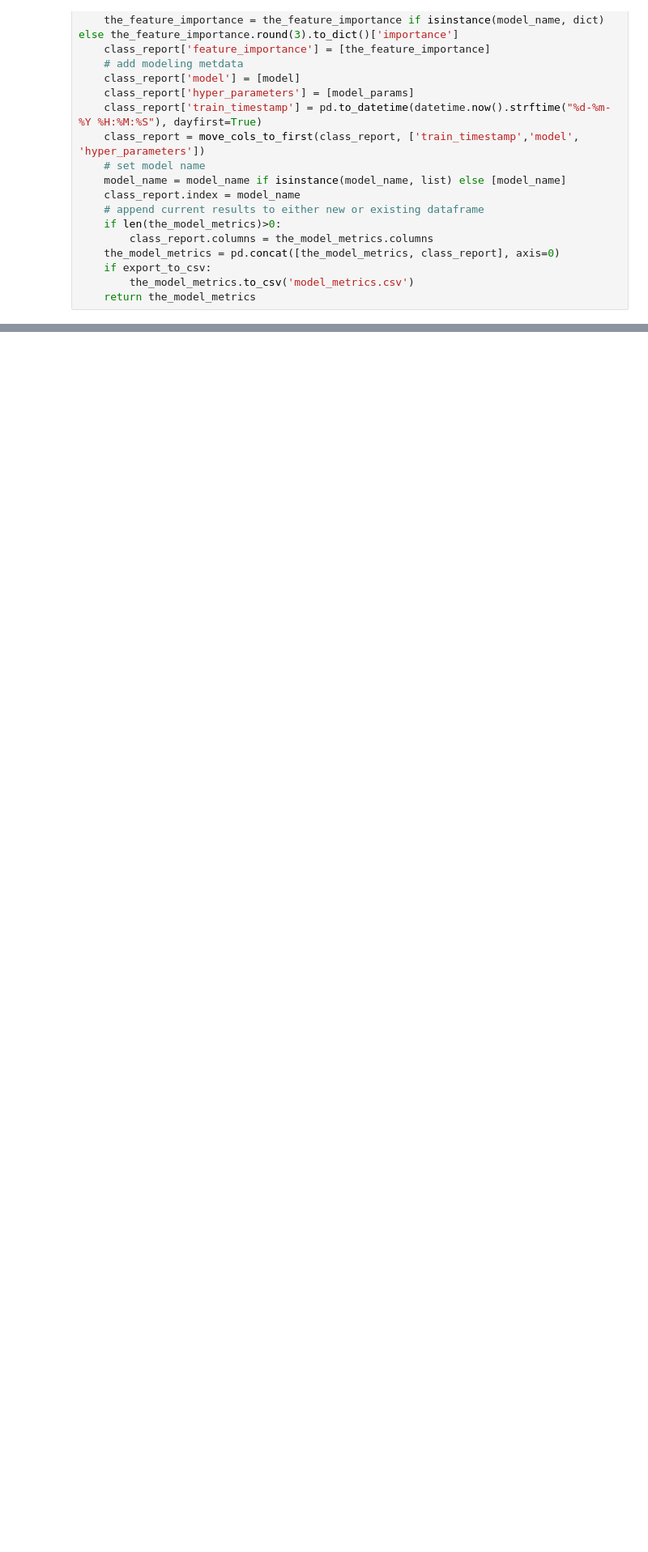
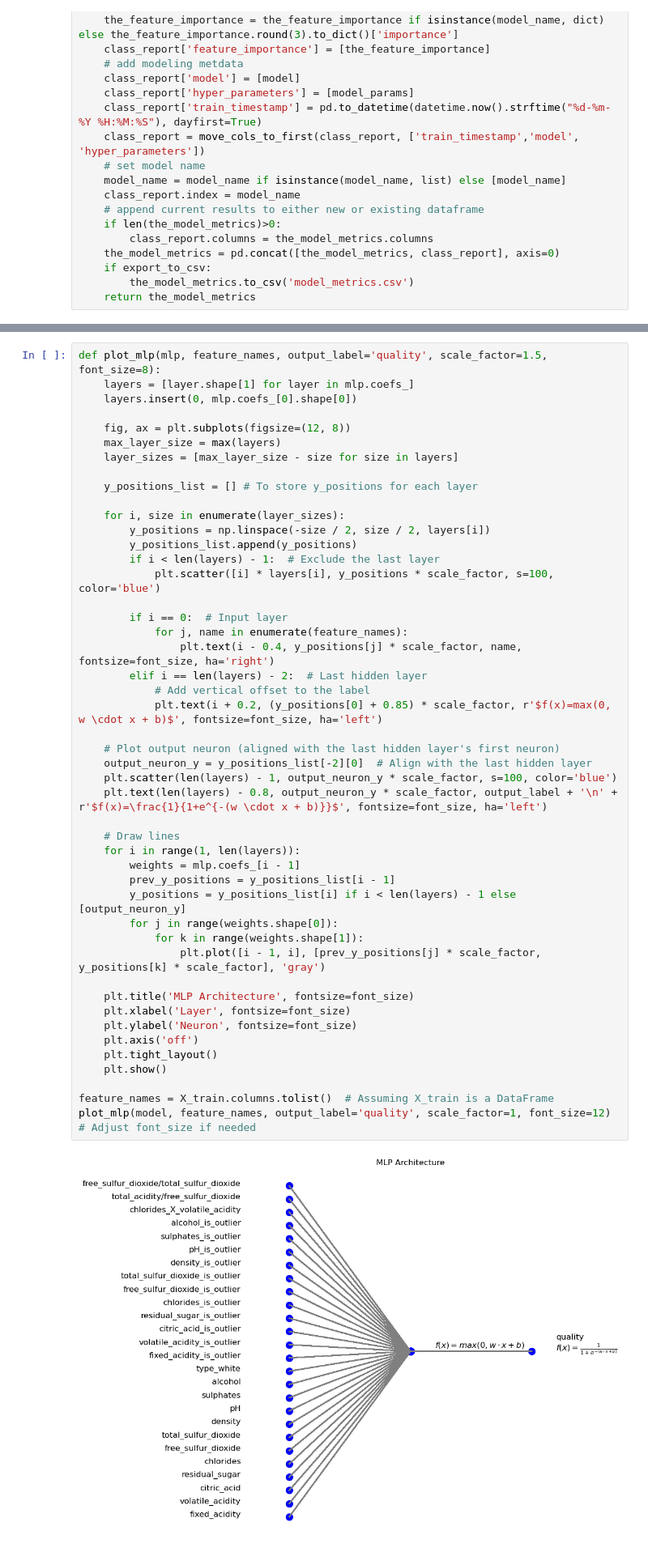
Before and after one commit to dormeir999/Cracking_Your_First_Data_Science_Project_course, a Jupyter notebook: Pipeline.ipynb, the cells around one changed output, grey strips where cells are left out. Shown at 81% size. Saved outputs shown, nothing was run; the diff lists cells and outputs as text; blank space fills up the shorter version.

```diff
--- a/Pipeline.ipynb
+++ b/Pipeline.ipynb
@@ -1657,0 +1660,49 @@ plt.show()
+# %%
+def plot_mlp(mlp, feature_names, output_label='quality', scale_factor=1.5, font_size=8):
+    layers = [layer.shape[1] for layer in mlp.coefs_]
+    layers.insert(0, mlp.coefs_[0].shape[0])
+
+    fig, ax = plt.subplots(figsize=(12, 8))
+    max_layer_size = max(layers)
+    layer_sizes = [max_layer_size - size for size in layers]
+
+    y_positions_list = [] # To store y_positions for each layer
+
+    for i, size in enumerate(layer_sizes):
+        y_positions = np.linspace(-size / 2, size / 2, layers[i])
+        y_positions_list.append(y_positions)
+        if i < len(layers) - 1:  # Exclude the last layer
+            plt.scatter([i] * layers[i], y_positions * scale_factor, s=100, color='blue')
+
+        if i == 0:  # Input layer
+            for j, name in enumerate(feature_names):
+                plt.text(i - 0.4, y_positions[j] * scale_factor, name, fontsize=font_size, ha='right')
+        elif i == len(layers) - 2:  # Last hidden layer
+            # Add vertical offset to the label
+            plt.text(i + 0.2, (y_positions[0] + 0.85) * scale_factor, r'$f(x)=max(0, w \cdot x + b)$', fontsize=font_size, ha='left')
+
+    # Plot output neuron (aligned with the last hidden layer's first neuron)
+    output_neuron_y = y_positions_list[-2][0]  # Align with the last hidden layer
+    plt.scatter(len(layers) - 1, output_neuron_y * scale_factor, s=100, color='blue')
+    plt.text(len(layers) - 0.8, output_neuron_y * scale_factor, output_label + '\n' + r'$f(x)=\frac{1}{1+e^{-(w \cdot x + b)}}$', fontsize=font_size, ha='left')
+
+    # Draw lines
+    for i in range(1, len(layers)):
+        weights = mlp.coefs_[i - 1]
+        prev_y_positions = y_positions_list[i - 1]
+        y_positions = y_positions_list[i] if i < len(layers) - 1 else [output_neuron_y]
+        for j in range(weights.shape[0]):
+            for k in range(weights.shape[1]):
+                plt.plot([i - 1, i], [prev_y_positions[j] * scale_factor, y_positions[k] * scale_factor], 'gray')
+
+    plt.title('MLP Architecture', fontsize=font_size)
+    plt.xlabel('Layer', fontsize=font_size)
+    plt.ylabel('Neuron', fontsize=font_size)
+    plt.axis('off')
+    plt.tight_layout()
+    plt.show()
+
+feature_names = X_train.columns.tolist()  # Assuming X_train is a DataFrame
+plot_mlp(model, feature_names, output_label='quality', scale_factor=1, font_size=12)  # Adjust font_size if needed
+# %% [output]
+[figure, added]
```
Also changed, not shown: parts of 9 cells of this notebook, 3 other files.
